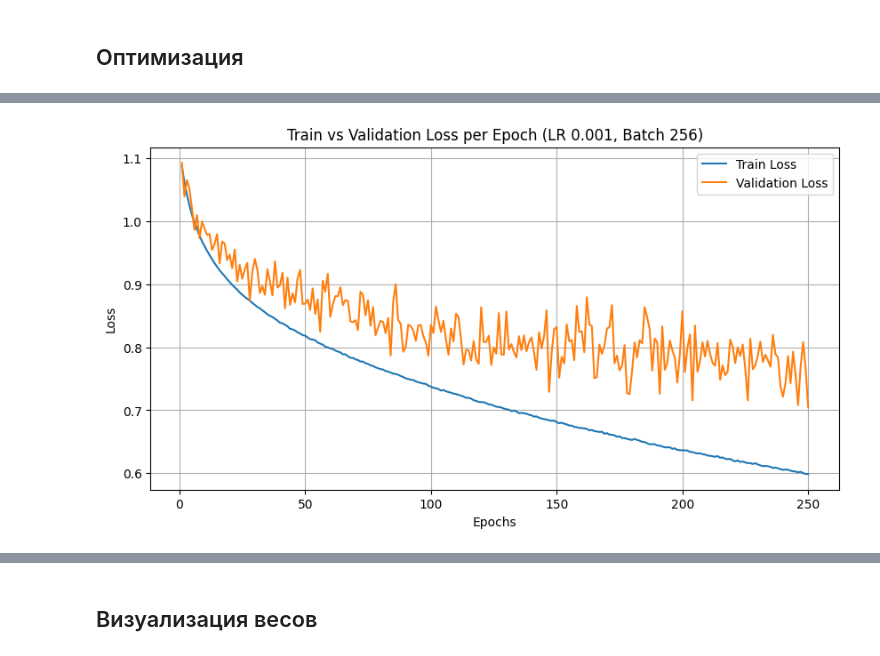
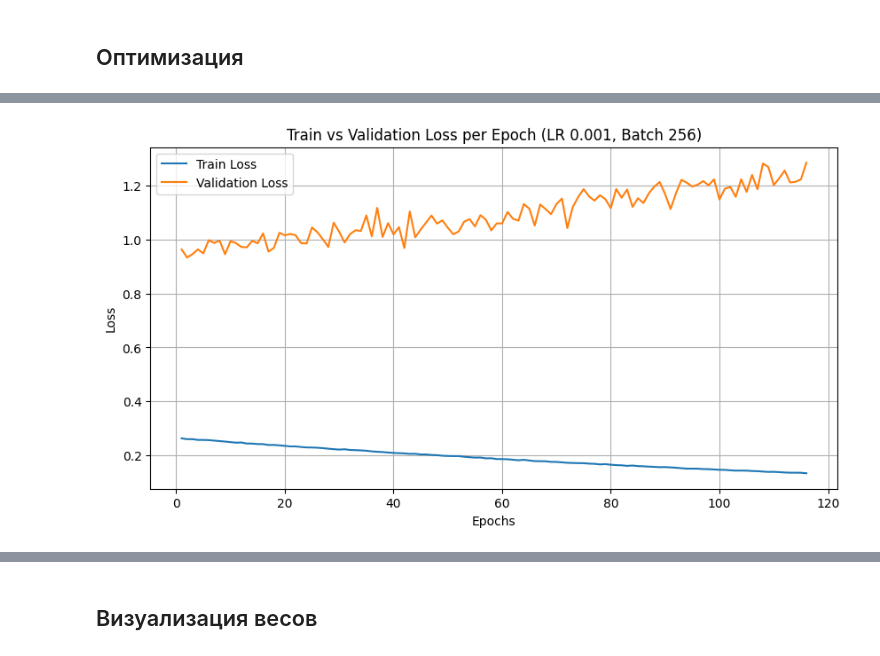
Before and after one commit to daradanci/DeepLearning, a Jupyter notebook: notebooks/Lab1.ipynb, the cells around one changed output, grey strips where cells are left out. Saved outputs shown, nothing was run; the diff lists cells and outputs as text; code cells hidden in the pictures.

```diff
--- a/notebooks/Lab1.ipynb
+++ b/notebooks/Lab1.ipynb
@@ -630,6 +899,7 @@ weighted avg     0.6624    0.6600    0.6606       300
 # %%
-# Перезапуск обучения с новым размером батча (256)
-batch_size = 256
+batch_size = 128
+learning_rate = 0.001
+EPOCHS = 116
 
 dataloader = {}
 for (X, y), part in zip([(train_X, train_y), (test_X, test_y)], ['train', 'test']):
@@ -638,7 +908,6 @@ for (X, y), part in zip([(train_X, train_y), (test_X, test_y)], ['train', 'test'
     dataset = TensorDataset(tensor_x, tensor_y)
     dataloader[part] = DataLoader(dataset, batch_size=batch_size, shuffle=True)
 
-EPOCHS = 125
 steps_per_epoch = len(dataloader['train'])
 steps_per_epoch_val = len(dataloader['test'])
 
@@ -646,6 +915,8 @@ train_losses = []
 val_losses = []
 best_val_loss = float('inf')
 best_epoch = -1
+
+optimizer = optim.SGD(model.parameters(), lr=learning_rate)
 
 for epoch in range(EPOCHS):
     running_loss = 0.0
@@ -686,7 +957,7 @@ plt.plot(range(1, EPOCHS + 1), train_losses, label='Train Loss')
 plt.plot(range(1, EPOCHS + 1), val_losses, label='Validation Loss')
 plt.xlabel('Epochs')
 plt.ylabel('Loss')
-plt.title('Train vs Validation Loss per Epoch (Batch 256)')
+plt.title('Train vs Validation Loss per Epoch (Batch 128, LR=0.0001)')
 plt.legend()
 plt.grid(True)
 plt.show()
@@ -786,0 +1491,16 @@ plt.show()
+# %%
+for part in ['train', 'test']:
+    y_pred = []
+    y_true = []
+    with torch.no_grad():
+        for i, data in enumerate(dataloader[part], 0):
+            inputs, labels = data
+            outputs = model(inputs)
+            y_pred.append(outputs.detach().cpu().numpy())
+            y_true.append(labels.cpu().numpy())
+    y_true = np.concatenate(y_true)
+    y_pred = np.concatenate(y_pred)
+    print(part)
+    print(classification_report(y_true.argmax(axis=-1), y_pred.argmax(axis=-1),
+                                digits=4, target_names=list(map(str, CLASSES))))
+    print('-'*50)
@@ -787,11 +1525,12 @@ plt.show()
 # %%
-
 class Cifar100_SimpleMLP(nn.Module):
-    def __init__(self, hidden_size=64, classes=100):
+    def __init__(self, hidden_size=8, classes=3):
         super(Cifar100_SimpleMLP, self).__init__()
         self.norm = Normalize([0.5074,0.4867,0.4411],[0.2011,0.1987,0.2025])
         self.seq = nn.Sequential(
             nn.Linear(32*32*3, hidden_size),
+            nn.ReLU(),
+            nn.Linear(hidden_size, hidden_size),
             nn.ReLU(),
             nn.Linear(hidden_size, classes),
         )
@@ -800,14 +1539,13 @@ class Cifar100_SimpleMLP(nn.Module):
         x = self.norm(input)
         return self.seq(x)
 
-# Создание новой упрощённой модели без регуляризации
-model = Cifar100_SimpleMLP(hidden_size=64, classes=len(CLASSES))
+# Создание новой модели FC(8), FC(8), FC(3) без регуляризации
+model = Cifar100_SimpleMLP(hidden_size=8, classes=len(CLASSES))
 optimizer = optim.SGD(model.parameters(), lr=0.001)
 # %%
-# Перезапуск обучения с уменьшенным learning rate и увеличением количества эпох
-batch_size = 256
-lr = 0.001  # Уменьшенный шаг обучения
-EPOCHS = 250  # Увеличенное количество эпох
+batch_size = 128
+lr = 0.001
+EPOCHS = 116
 
 optimizer = optim.SGD(model.parameters(), lr=lr)
 
@@ -880 +1618 @@ plt.show()
-[figure, old version]
+[figure, new version]
```
Also changed, not shown: parts of 23 cells of this notebook.
